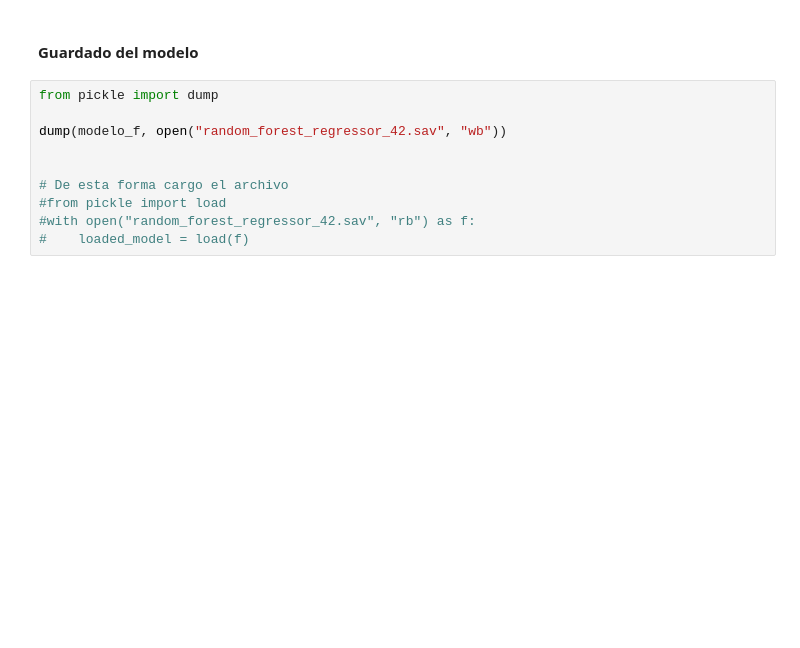
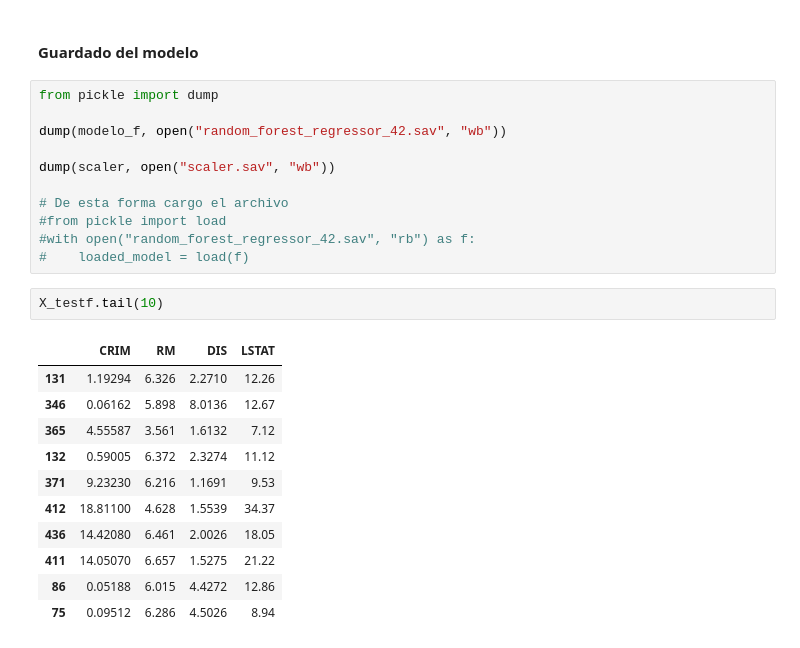
Before and after one commit to Gfotero/Proyecto_Flask_Render, a Jupyter notebook: src/explore.ipynb, the cells around one changed output. Cells and saved outputs as stored; diff of their text form; blank space fills up the shorter version.

```diff
--- a/src/explore.ipynb
+++ b/src/explore.ipynb
@@ -337,8 +338,23 @@ from pickle import dump
 
 dump(modelo_f, open("random_forest_regressor_42.sav", "wb"))
 
+dump(scaler, open("scaler.sav", "wb"))
 
 # De esta forma cargo el archivo
 #from pickle import load
 #with open("random_forest_regressor_42.sav", "rb") as f:
 #    loaded_model = load(f)
+# %%
+X_testf.tail(10)
+# %% [output]
+|  | CRIM | RM | DIS | LSTAT |
+| 131 | 1.19294 | 6.326 | 2.2710 | 12.26 |
+| 346 | 0.06162 | 5.898 | 8.0136 | 12.67 |
+| 365 | 4.55587 | 3.561 | 1.6132 | 7.12 |
+| 132 | 0.59005 | 6.372 | 2.3274 | 11.12 |
+| 371 | 9.23230 | 6.216 | 1.1691 | 9.53 |
+| 412 | 18.81100 | 4.628 | 1.5539 | 34.37 |
+| 436 | 14.42080 | 6.461 | 2.0026 | 18.05 |
+| 411 | 14.05070 | 6.657 | 1.5275 | 21.22 |
+| 86 | 0.05188 | 6.015 | 4.4272 | 12.86 |
+| 75 | 0.09512 | 6.286 | 4.5026 | 8.94 |
```
Also changed, not shown: parts of 4 cells of this notebook, 5 other files.
